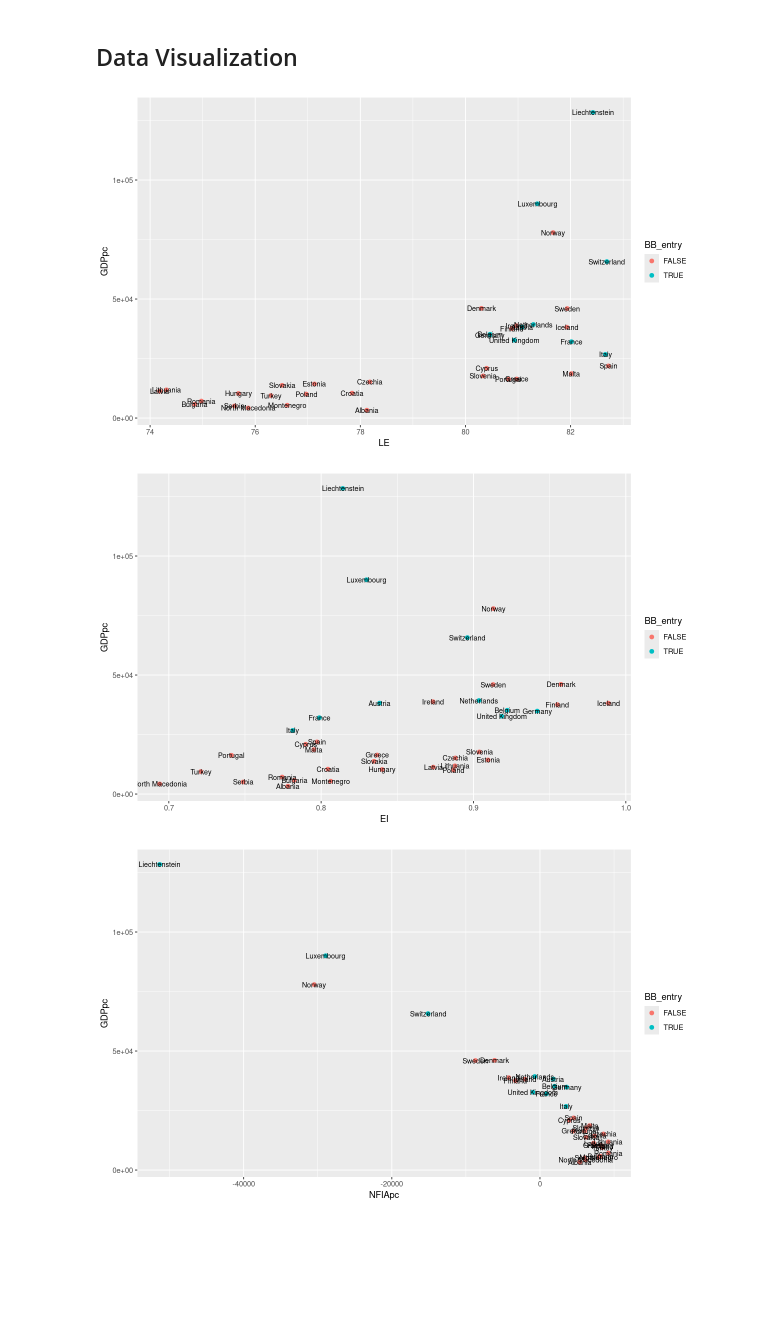
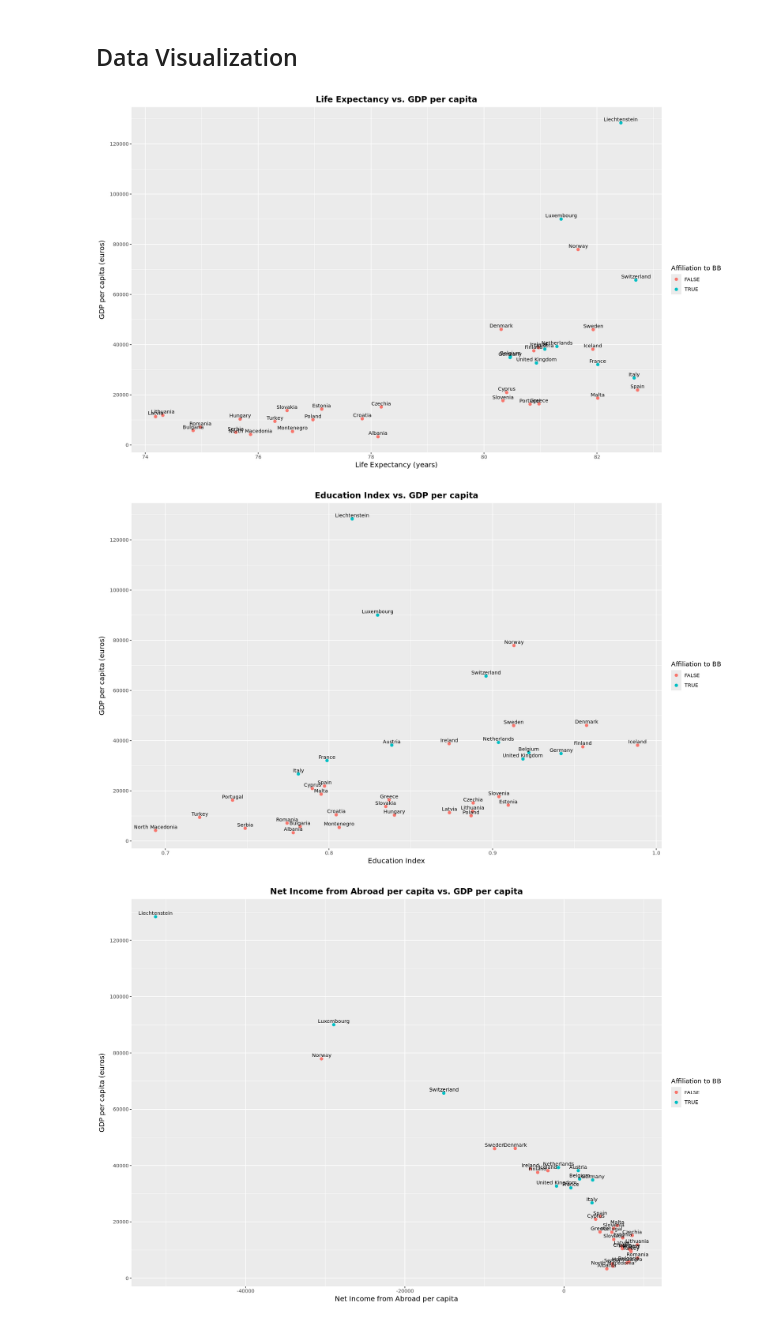
Before and after one commit to nickobard/eurostat-datasets-analysis, a Jupyter notebook: sem-3/semestral-work.ipynb, the cells around one changed output. Cells and saved outputs as stored; diff of their text form; code cells hidden in the pictures; blank space fills up the shorter version.

```diff
--- a/sem-3/semestral-work.ipynb
+++ b/sem-3/semestral-work.ipynb
@@ -201,21 +244,54 @@ A data.frame: 6 × 6
 # TODO: sapromak
 # TODO: titles, labels, ...
 # %%
+options(repr.plot.width=15, repr.plot.height=9)                        # figure settings
+
 ggplot(data, aes(x=LE, y=GDPpc)) +
   geom_point(aes(col=BB_entry), size=2) +
-  geom_text(aes(label=country), size=3)
+  geom_text(aes(label=country), size=3, vjust=-0.5, hjust=0.5) +
+  labs(title='Life Expectancy vs. GDP per capita',                     # labels
+       x='Life Expectancy (years)',
+       y='GDP per capita (euros)',
+       color='Affiliation to BB') +
+  scale_y_continuous(breaks=scales::pretty_breaks(n=5)) +             # set y axis ticks
+  theme(
+    plot.title = element_text(hjust = 0.5, size=14, face="bold"),      # center and style the title
+    axis.title = element_text(size=12),                                # axis title size
+  )
 # %% [output]
-[figure, old version]
+[figure, new version]
 # %%
+options(repr.plot.width=15, repr.plot.height=9)                        # figure settings
+
 ggplot(data, aes(x=EI, y=GDPpc)) +
   geom_point(aes(col=BB_entry), size=2) +
-  geom_text(aes(label=country), size=3)
+  geom_text(aes(label=country), size=3, vjust=-0.5, hjust=0.5) +
+  labs(title='Education Index vs. GDP per capita',                     # labels
+       x='Education Index',
+       y='GDP per capita (euros)',
+       color='Affiliation to BB') +
+  scale_y_continuous(breaks=scales::pretty_breaks(n=5)) +            # set y axis ticks
+  theme(
+    plot.title = element_text(hjust = 0.5, size=14, face="bold"),      # center and style the title
+    axis.title = element_text(size=12),                                # axis title size
+  )
 # %% [output]
-[figure, old version]
+[figure, new version]
 # %%
+options(repr.plot.width=15, repr.plot.height=10)                        # figure settings
+
 ggplot(data, aes(x=NFIApc, y=GDPpc)) +
   geom_point(aes(col=BB_entry), size=2) +
-  geom_text(aes(label=country), size=3)
+  geom_text(aes(label=country), size=3, vjust=-0.5, hjust=0.5) +
+  labs(title='Net Income from Abroad per capita vs. GDP per capita',   # labels
+       x='Net Income from Abroad per capita',
+       y='GDP per capita (euros)',
+       color='Affiliation to BB') +
+  scale_y_continuous(breaks=scales::pretty_breaks(n=5)) +            # set y axis ticks
+  theme(
+    plot.title = element_text(hjust = 0.5, size=14, face="bold"),      # center and style the title
+    axis.title = element_text(size=12),                                # axis title size
+  )
 # %% [output]
-[figure, old version]
+[figure, new version]
 # %%
```
Also changed, not shown: parts of 29 cells of this notebook.
